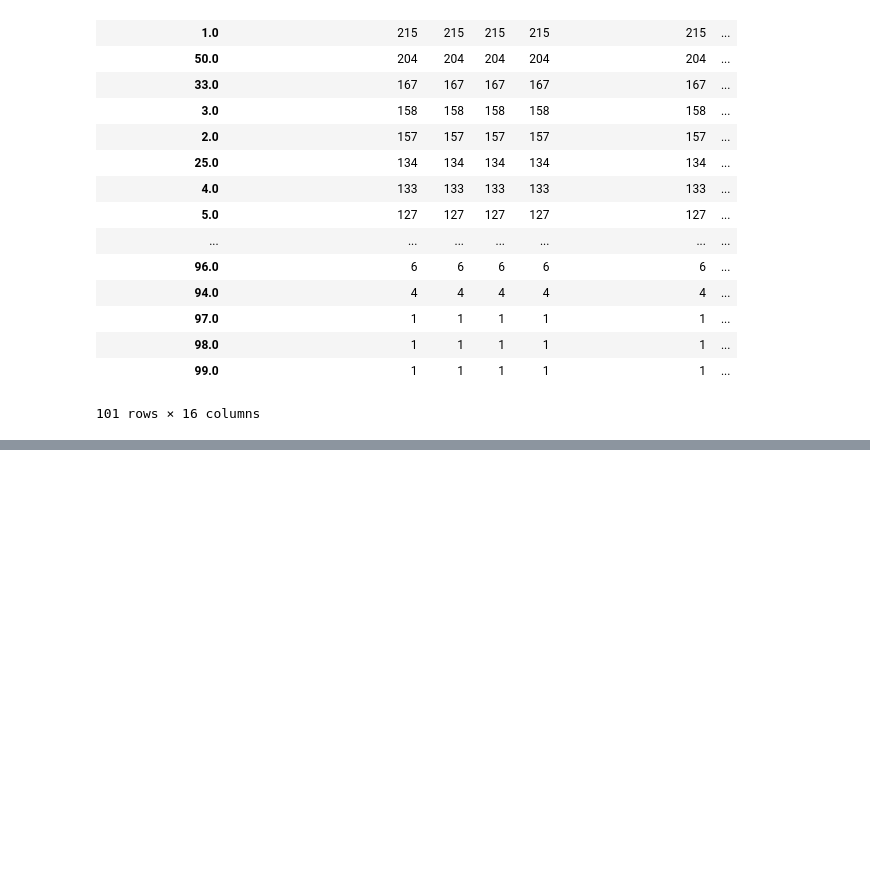
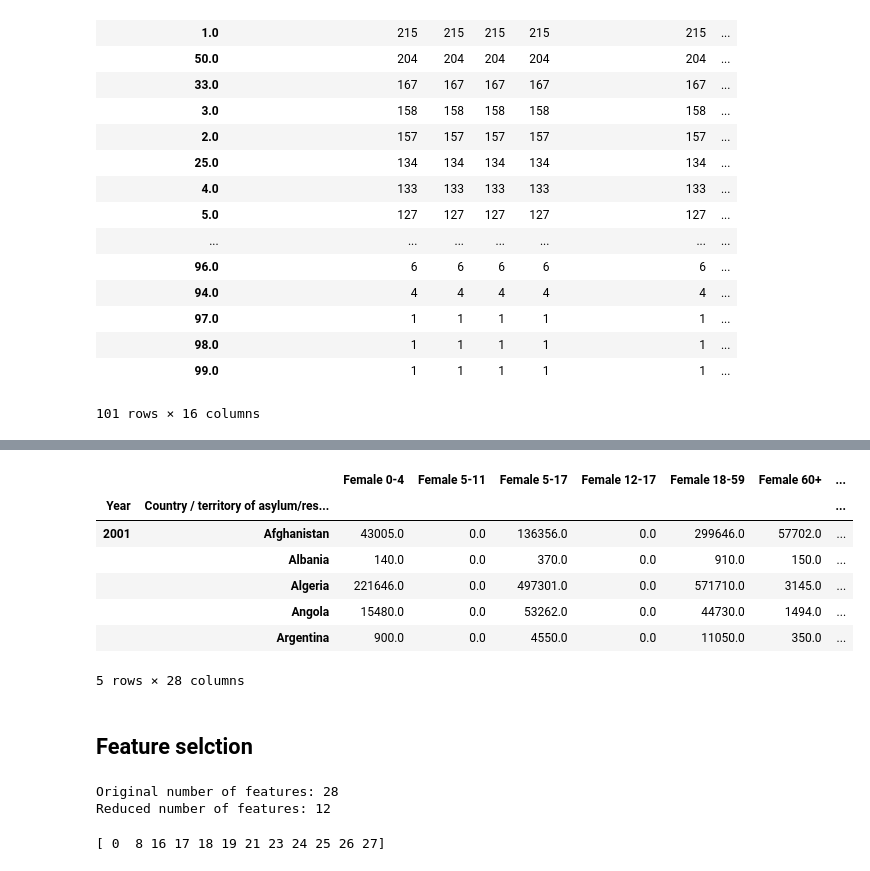
Before and after one commit to gemmaaa/lingdata, a Jupyter notebook: 3.7 Supervised learning capstone UNHCR attempt.ipynb, the cells around one changed output, grey strips where cells are left out. Saved outputs shown, nothing was run; the diff lists cells and outputs as text; code cells hidden in the pictures; blank space fills up the shorter version.

```diff
--- a/3.7 Supervised learning capstone UNHCR attempt.ipynb
+++ b/3.7 Supervised learning capstone UNHCR attempt.ipynb
@@ -416,0 +460,55 @@ df.groupby('percentage_accepted').count().sort_values(by=['Origin'], ascending=F
+# %%
+# overwriting the % recognized (accepted) for each row so its correct
+asydemo['percentage_accepted'] = ((asydemo['decisions_recognized']) / (asydemo['Total decisions'])*100)
+
+#if its < 0 or not a number just setting it to 0, otherwise making it an int
+asydemo['percentage_accepted'] = asydemo['percentage_accepted'].apply(lambda x: 0 if not (x >= 0 and x <= 100) else int(x))
+
+# % rejected
+asydemo['percentage_rejected'] = ((asydemo['Rejected']) / (asydemo['Total decisions'])*100)
+
+#if its less than 0 just setting it to 0, otherwise making it an int
+asydemo['percentage_rejected'] = asydemo['percentage_rejected'].apply(lambda x: 0  if not (x >= 0 and x <= 100) else int(x))
+
+# making sure all values are numeric and filling any NaNs that resulted with 0
+#colnames = asydemo.columns.values
+#asylees[colnames[4:]] = asylees[colnames[4:]].apply(pd.to_numeric, errors='coerce', axis=1).fillna(0.0)
+# %%
+asydemo.head()
+# %% [output]
+|  |  | Female 0-4 | Female 5-11 | Female 5-17 | Female 12-17 | Female 18-59 | Female 60+ | ... |
+| Year | Country / territory of asylum/res... |  |  |  |  |  |  | ... |
+| 2001 | Afghanistan | 43005.0 | 0.0 | 136356.0 | 0.0 | 299646.0 | 57702.0 | ... |
+|  | Albania | 140.0 | 0.0 | 370.0 | 0.0 | 910.0 | 150.0 | ... |
+|  | Algeria | 221646.0 | 0.0 | 497301.0 | 0.0 | 571710.0 | 3145.0 | ... |
+|  | Angola | 15480.0 | 0.0 | 53262.0 | 0.0 | 44730.0 | 1494.0 | ... |
+|  | Argentina | 900.0 | 0.0 | 4550.0 | 0.0 | 11050.0 | 350.0 | ... |
+5 rows × 28 columns
+# %% [markdown]
+## Feature selction
+# %%
+from sklearn.feature_selection import SelectKBest
+from sklearn.feature_selection import f_classif
+
+# Create an SelectKBest object to select features with k best ANOVA F-Values
+fvalue_selector = SelectKBest(f_classif, k=12)
+
+features = asydemo
+#.drop(['FlightNum', 'ArrDelay'], 1)
+
+coltitles = asydemo.columns.values
+
+# Apply the SelectKBest object to the features and target
+X_kbest = fvalue_selector.fit_transform(asydemo, asydemo['percentage_accepted'])
+
+print('Original number of features:', features.shape[1])
+print('Reduced number of features:', X_kbest.shape[1])
+# %% [output]
+Original number of features: 28
+Reduced number of features: 12
+# %%
+idxs_selected = fvalue_selector.get_support(indices=True)
+
+print(idxs_selected)
+# %% [output]
+[ 0  8 16 17 18 19 21 23 24 25 26 27]
```
Also changed, not shown: parts of 25 cells of this notebook.
